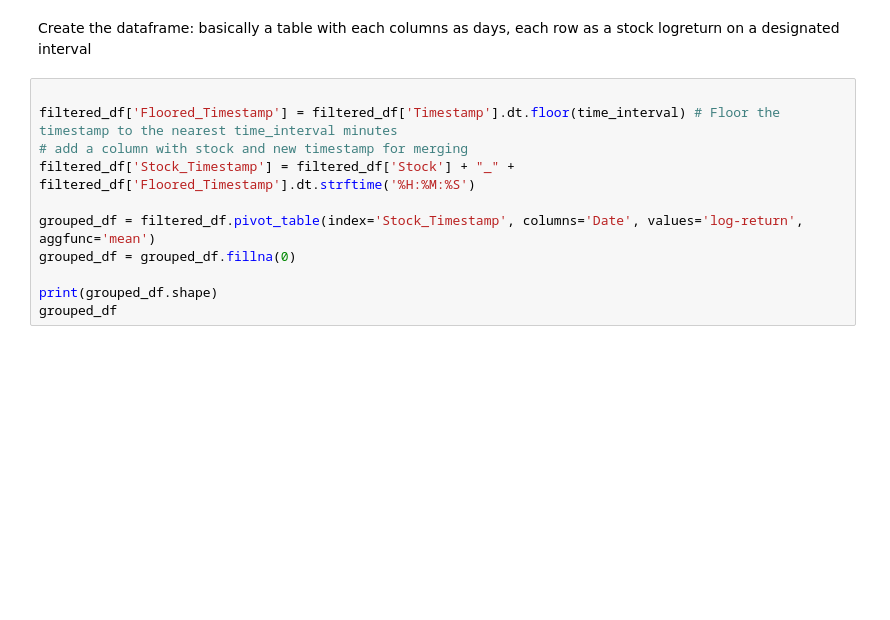
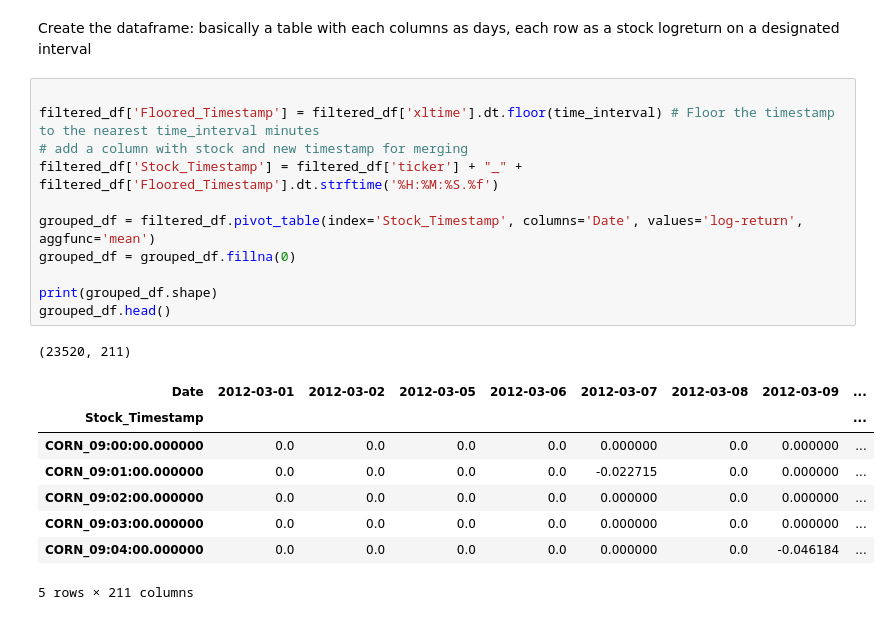
Before and after one commit to PH-14/FBD_2024_GroupE, a Jupyter notebook: clustering.ipynb, the cells around one changed output. Cells and saved outputs as stored; diff of their text form; blank space fills up the shorter version.

```diff
--- a/clustering.ipynb
+++ b/clustering.ipynb
@@ -50,15 +107,25 @@ See the caveats in the documentation: https://pandas.pydata.org/pandas-docs/stab
 Create the dataframe: basically a table with each columns as days, each row as a stock logreturn on a designated interval
 # %%
 
-filtered_df['Floored_Timestamp'] = filtered_df['Timestamp'].dt.floor(time_interval) # Floor the timestamp to the nearest time_interval minutes
+filtered_df['Floored_Timestamp'] = filtered_df['xltime'].dt.floor(time_interval) # Floor the timestamp to the nearest time_interval minutes
 # add a column with stock and new timestamp for merging
-filtered_df['Stock_Timestamp'] = filtered_df['Stock'] + "_" + filtered_df['Floored_Timestamp'].dt.strftime('%H:%M:%S')
+filtered_df['Stock_Timestamp'] = filtered_df['ticker'] + "_" + filtered_df['Floored_Timestamp'].dt.strftime('%H:%M:%S.%f')
 
 grouped_df = filtered_df.pivot_table(index='Stock_Timestamp', columns='Date', values='log-return', aggfunc='mean')
 grouped_df = grouped_df.fillna(0)
 
 print(grouped_df.shape)
-grouped_df
+grouped_df.head()
+# %% [output]
+(23520, 211)
+| Date | 2012-03-01 | 2012-03-02 | 2012-03-05 | 2012-03-06 | 2012-03-07 | 2012-03-08 | 2012-03-09 | ... |
+| Stock_Timestamp |  |  |  |  |  |  |  | ... |
+| CORN_09:00:00.000000 | 0.0 | 0.0 | 0.0 | 0.0 | 0.000000 | 0.0 | 0.000000 | ... |
+| CORN_09:01:00.000000 | 0.0 | 0.0 | 0.0 | 0.0 | -0.022715 | 0.0 | 0.000000 | ... |
+| CORN_09:02:00.000000 | 0.0 | 0.0 | 0.0 | 0.0 | 0.000000 | 0.0 | 0.000000 | ... |
+| CORN_09:03:00.000000 | 0.0 | 0.0 | 0.0 | 0.0 | 0.000000 | 0.0 | 0.000000 | ... |
+| CORN_09:04:00.000000 | 0.0 | 0.0 | 0.0 | 0.0 | 0.000000 | 0.0 | -0.046184 | ... |
+5 rows × 211 columns
 # %%
 #create correlation dataframe between days
 corr = grouped_df.corr()
```
Also changed, not shown: parts of 16 cells of this notebook.
